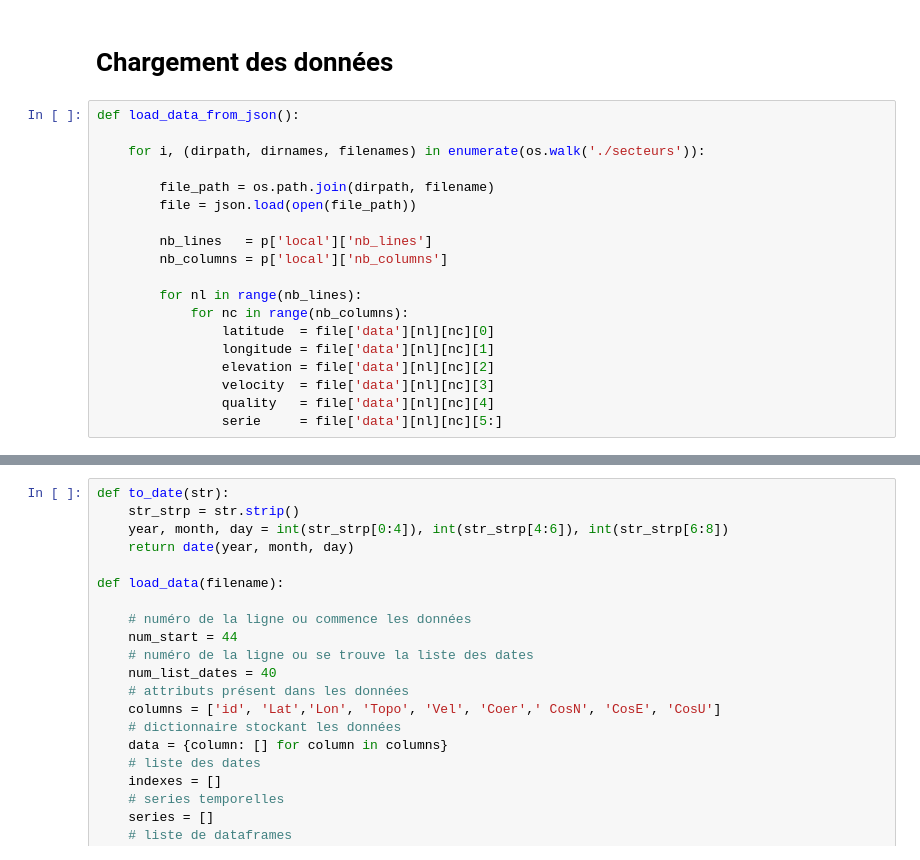
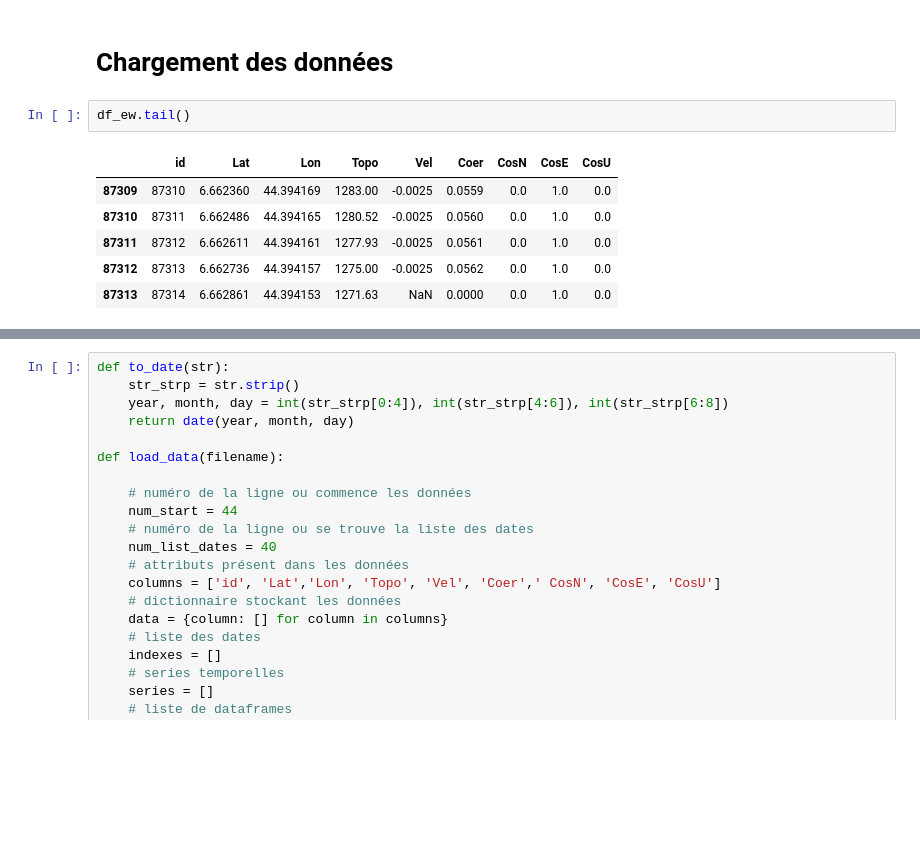
Before and after one commit to EddyVianney/Stage_master2_sdsc_eost, a Jupyter notebook: PMEDV_STAGE_SDSC_EOST.ipynb, the cells around one changed output, grey strips where cells are left out. Cells and saved outputs as stored; diff of their text form; blank space fills up the shorter version.

```diff
--- a/PMEDV_STAGE_SDSC_EOST.ipynb
+++ b/PMEDV_STAGE_SDSC_EOST.ipynb
@@ -57,22 +57,12 @@ d_los_dsc = 0
 d_up = 0
 # %% [markdown]
 # Chargement des données
-# %%
-def load_data_from_json():
-
-    for i, (dirpath, dirnames, filenames) in enumerate(os.walk('./secteurs')):
-
-        file_path = os.path.join(dirpath, filename)
-        file = json.load(open(file_path))
-
-        nb_lines   = p['local']['nb_lines']
-        nb_columns = p['local']['nb_columns']
-
-        for nl in range(nb_lines):
-            for nc in range(nb_columns):
-                latitude  = file['data'][nl][nc][0]
-                longitude = file['data'][nl][nc][1]
-                elevation = file['data'][nl][nc][2]
-                velocity  = file['data'][nl][nc][3]
-                quality   = file['data'][nl][nc][4]
-                serie     = file['data'][nl][nc][5:]
+# %%
+df_ew.tail()
+# %% [output]
+|  | id | Lat | Lon | Topo | Vel | Coer | CosN | CosE | CosU |
+| 87309 | 87310 | 6.662360 | 44.394169 | 1283.00 | -0.0025 | 0.0559 | 0.0 | 1.0 | 0.0 |
+| 87310 | 87311 | 6.662486 | 44.394165 | 1280.52 | -0.0025 | 0.0560 | 0.0 | 1.0 | 0.0 |
+| 87311 | 87312 | 6.662611 | 44.394161 | 1277.93 | -0.0025 | 0.0561 | 0.0 | 1.0 | 0.0 |
+| 87312 | 87313 | 6.662736 | 44.394157 | 1275.00 | -0.0025 | 0.0562 | 0.0 | 1.0 | 0.0 |
+| 87313 | 87314 | 6.662861 | 44.394153 | 1271.63 | NaN | 0.0000 | 0.0 | 1.0 | 0.0 |
```
Also changed, not shown: parts of 29 cells of this notebook.
